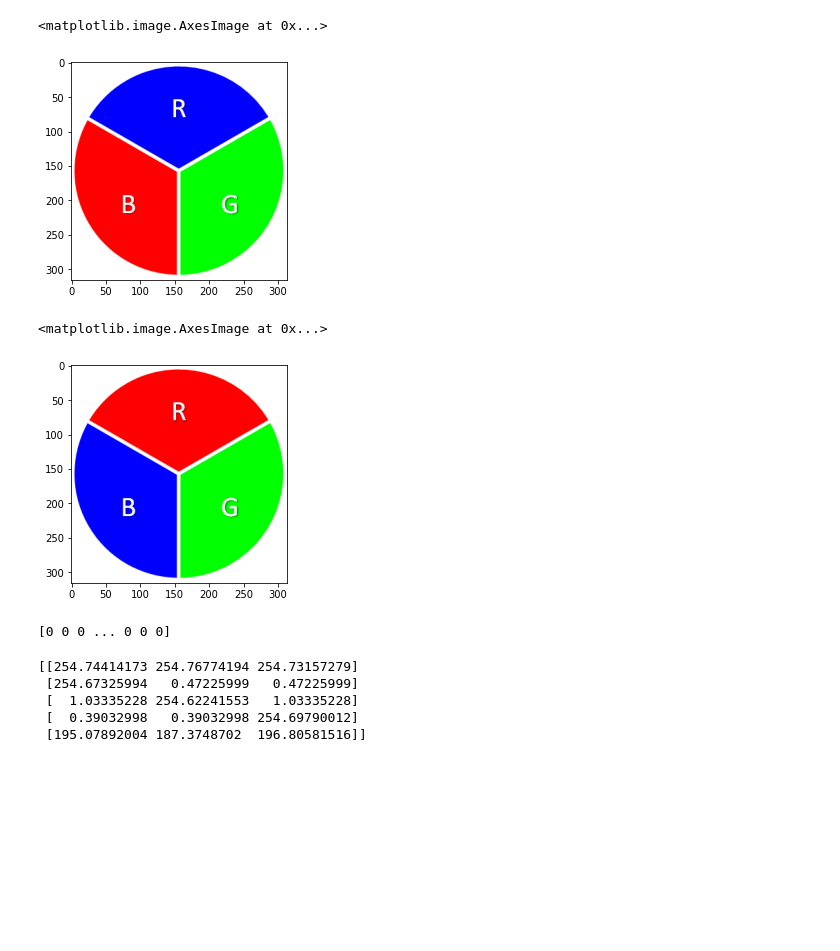
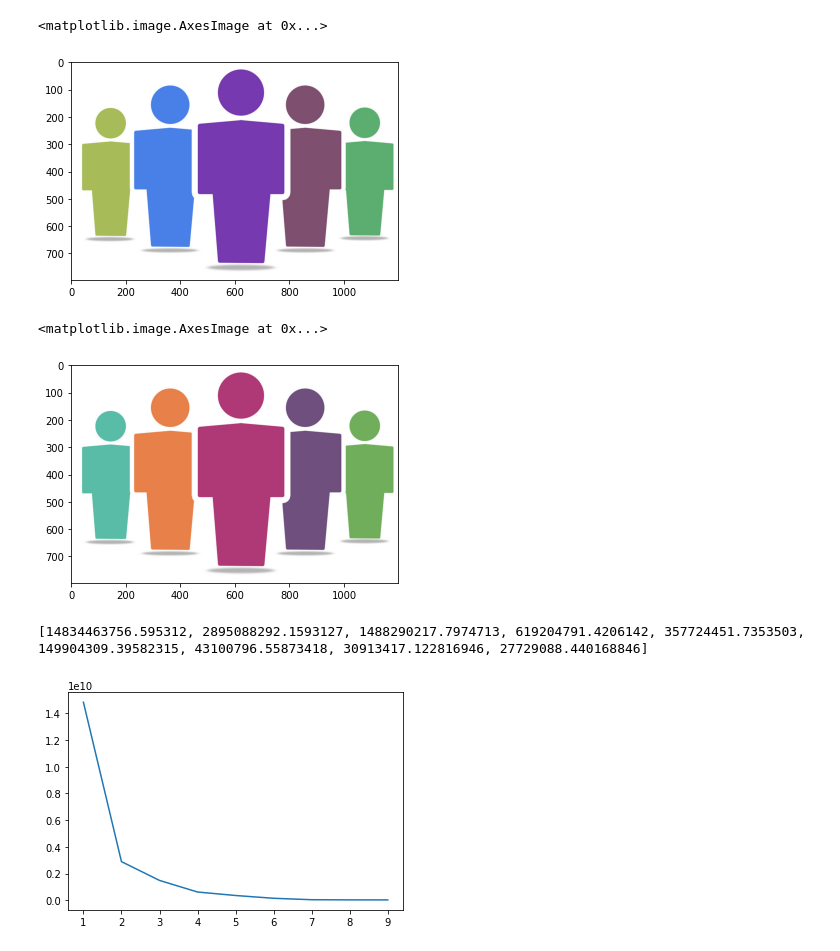
Before and after one commit to tlgamar/Color-Clustering, a Jupyter notebook: main.ipynb, the cells around one changed output. Drawn from its saved outputs; the diff is of its cells as text; code cells hidden in the pictures; blank space fills up the shorter version.

```diff
--- a/main.ipynb
+++ b/main.ipynb
@@ -5,16 +5,16 @@ import matplotlib.pyplot as plt
 import cv2
 from sklearn.cluster import KMeans
 # %%
-img = cv2.imread('rgb01.png')
+img = cv2.imread('b.jpg')
 plt.imshow(img)
 # %% [output]
 <matplotlib.image.AxesImage at 0x...>
-[figure, old version]
+[figure, new version]
 # %%
 img = cv2.cvtColor(img, cv2.COLOR_BGR2RGB)
 plt.imshow(img)
 # %% [output]
 <matplotlib.image.AxesImage at 0x...>
-[figure, old version]
+[figure, new version]
 # %%
 img = img.reshape((img.shape[1] * img.shape[0], 3))
@@ -24,16 +21,16 @@ s = kmeans.fit(img)
-# %%
-labels = kmeans.labels_
-print(labels)
-labels = list(labels)
-# %% [output]
-[0 0 0 ... 0 0 0]
-# %%
-centroid = kmeans.cluster_centers_
-print(centroid)
-# %% [output]
-[[254.74414173 254.76774194 254.73157279]
- [254.67325994   0.47225999   0.47225999]
- [  1.03335228 254.62241553   1.03335228]
- [  0.39032998   0.39032998 254.69790012]
- [195.07892004 187.3748702  196.80581516]]
+# %%
+md = []
+for i in range(1,10):
+    kmeans = KMeans(n_clusters=i)
+    kmeans.fit(img)
+    o=kmeans.inertia_
+    md.append(o)
+print(md)
+# %% [output]
+[14834463756.595312, 2895088292.1593127, 1488290217.7974713, 619204791.4206142, 357724451.7353503, 149904309.39582315, 43100796.55873418, 30913417.122816946, 27729088.440168846]
+# %%
+plt.plot(list(np.arange(1,10)), md)
+plt.show()
+# %% [output]
+[figure, added]
 # %%
```
Also changed, not shown: parts of 5 cells of this notebook, 3 other files.
